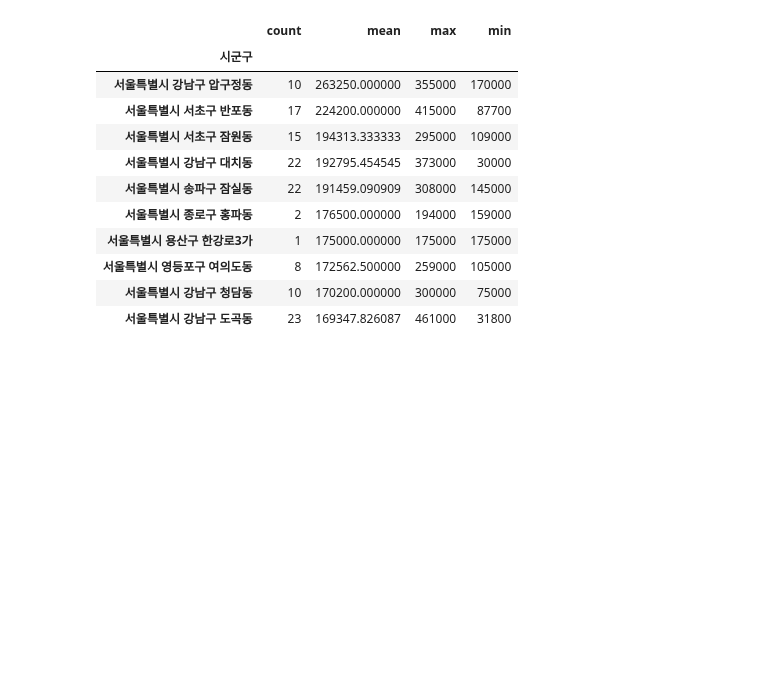
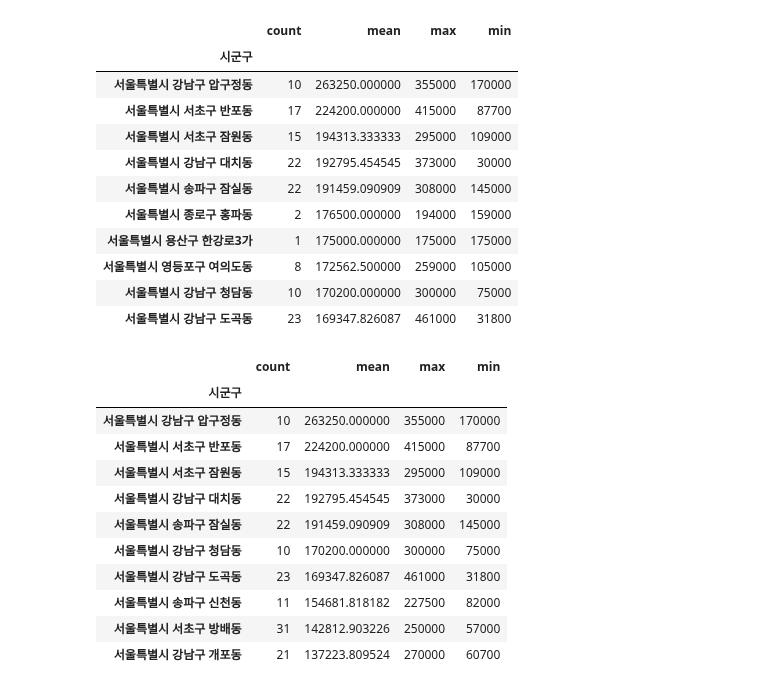
Before and after one commit to JakeOh/202011_itw_bd21, a Jupyter notebook: lab_da/da17_apt201910.ipynb, the cells around one changed output. Drawn from its saved outputs; the diff is of its cells as text; code cells hidden in the pictures; blank space fills up the shorter version.

```diff
--- a/lab_da/da17_apt201910.ipynb
+++ b/lab_da/da17_apt201910.ipynb
@@ -394,3 +394,19 @@ result
 | 서울특별시 영등포구 여의도동 | 8 | 172562.500000 | 259000 | 105000 |
 | 서울특별시 강남구 청담동 | 10 | 170200.000000 | 300000 | 75000 |
 | 서울특별시 강남구 도곡동 | 23 | 169347.826087 | 461000 | 31800 |
+# %%
+# 거래 건수가 10건 이상인 곳에서 거래 가격의 평균 상위 10개 지역.
+seoul_apt_by_dong[seoul_apt_by_dong['count'] >= 10].sort_values('mean', ascending=False).head(10)
+# %% [output]
+|  | count | mean | max | min |
+| 시군구 |  |  |  |  |
+| 서울특별시 강남구 압구정동 | 10 | 263250.000000 | 355000 | 170000 |
+| 서울특별시 서초구 반포동 | 17 | 224200.000000 | 415000 | 87700 |
+| 서울특별시 서초구 잠원동 | 15 | 194313.333333 | 295000 | 109000 |
+| 서울특별시 강남구 대치동 | 22 | 192795.454545 | 373000 | 30000 |
+| 서울특별시 송파구 잠실동 | 22 | 191459.090909 | 308000 | 145000 |
+| 서울특별시 강남구 청담동 | 10 | 170200.000000 | 300000 | 75000 |
+| 서울특별시 강남구 도곡동 | 23 | 169347.826087 | 461000 | 31800 |
+| 서울특별시 송파구 신천동 | 11 | 154681.818182 | 227500 | 82000 |
+| 서울특별시 서초구 방배동 | 31 | 142812.903226 | 250000 | 57000 |
+| 서울특별시 강남구 개포동 | 21 | 137223.809524 | 270000 | 60700 |
```
Also changed, not shown: parts of 5 cells of this notebook.
